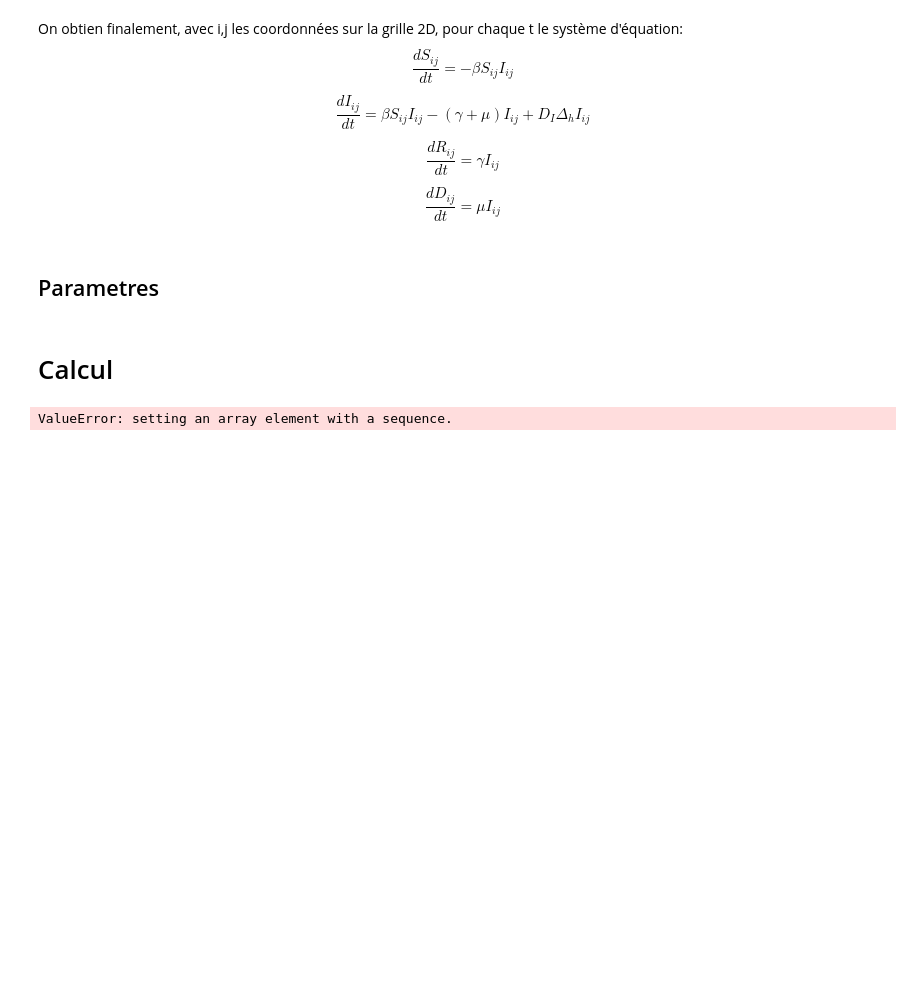
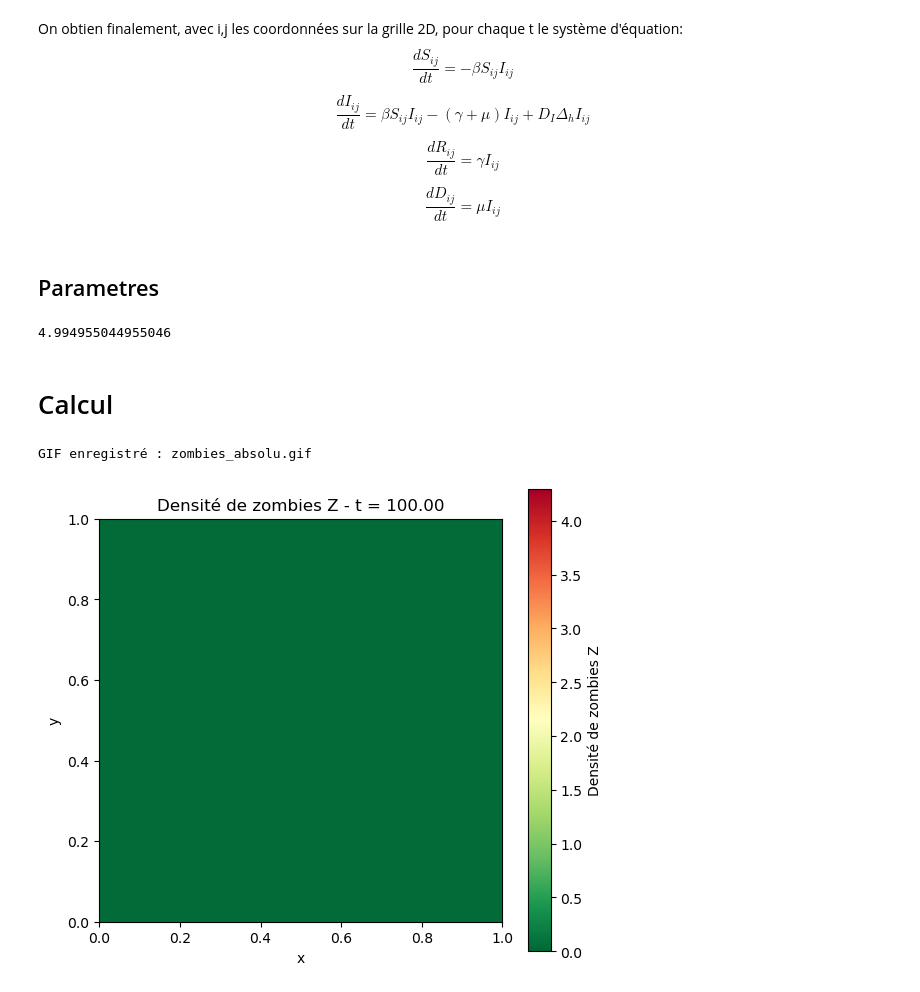
Before and after one commit to hjvictor/SIR_model, a Jupyter notebook: main_SIRD_spatiale_diffusion_zombie.ipynb, the cells around one changed output. Cells and saved outputs as stored; diff of their text form; code cells hidden in the pictures; blank space fills up the shorter version.

```diff
--- a/main_SIRD_spatiale_diffusion_zombie.ipynb
+++ b/main_SIRD_spatiale_diffusion_zombie.ipynb
@@ -112,18 +112,24 @@ R_init=0 # personnes guérit
 D_init=0 # personne decede
 
 # paramètre de contagion
-beta=0.558 # taux de contagion journalier de base pour le covid = 0.6 personnes/jour
-gamma=0.2 # 1/gamma = nb de jour contagieux = 5 jour pour le covid
-mu=0.002 # 1/ taux de decès
-N=100 # pas d'espace
+beta=15 # taux de contagion journalier de base
+gamma=0.001 # 1/gamma = nb de jour contagieux
+mu=1.0 # 1/ taux de decès
+N=10 # pas d'espace
 l=1 # taille du carré
-D=1 # coefficient de la diffusion
+D=1#2e-4 # coefficient de la diffusion
 h=l/N
-R0=beta/gamma*S_init # nombre de personnes contaminés par un malade = 3 pour le covid
+R0=beta/(gamma+mu)*S_init # nombre de personnes contaminés par un malade = 3 pour le covid
+print (R0)
+# %% [output]
+4.994955044955046
 # %%
 #deriv_SIRD_euler_explicite_spatiale
-S0 = np.full((N, N), S_init)
-I0 = np.full((N, N), I_init)
+#S0 = np.full((N, N), S_init)
+S0 = np.ones((N, N))*100
+S0[N//2,N//2]=S_init
+I0 = np.zeros((N, N))
+I0[N//2,N//2]=I_init
 R0 = np.zeros((N, N))
 Z0 = np.zeros((N, N))
 
@@ -155,5 +161,3 @@ for i in range(n):
     t = temps[i]
     y = euler(t, dt, y, deriv)
 Rt = beta/gamma*S # evolution du R0 (contagion pour une personne)
-# %% [output]
-ValueError: setting an array element with a sequence.
@@ -159,0 +263,14 @@ ValueError: setting an array element with a sequence.
+# %%
+ani = anime_zombies(
+    I=I,
+    temps=temps,
+    l=l,
+    mode="absolute",
+    gif_name="zombies_absolu.gif",
+    interval=500,
+    fps=2,
+    step=10
+)
+# %% [output]
+GIF enregistré : zombies_absolu.gif
+[figure, added]
```
Also changed, not shown: parts of 2 cells of this notebook, 13 other files.
